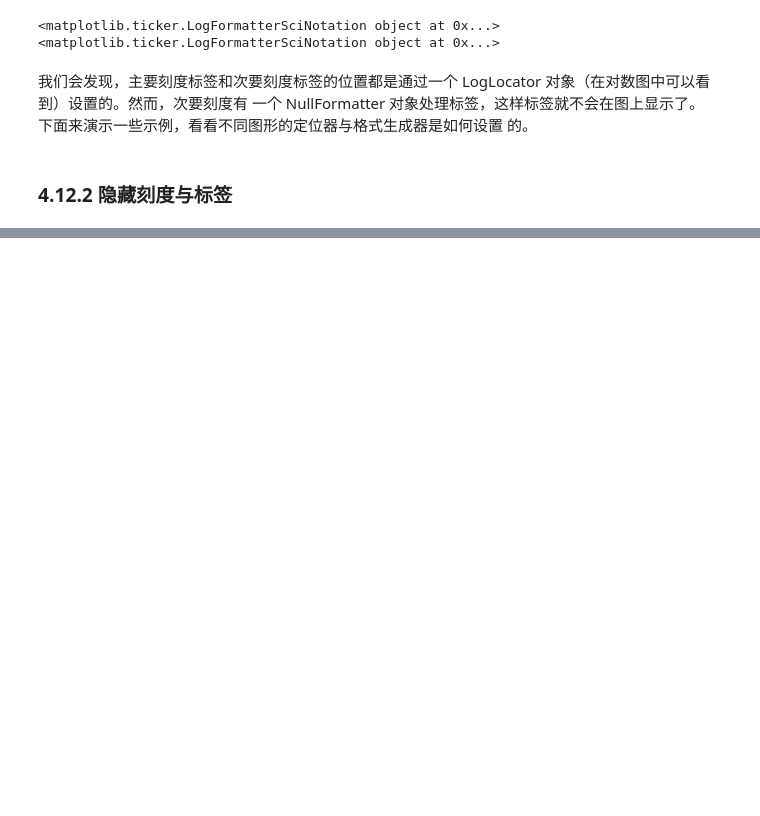
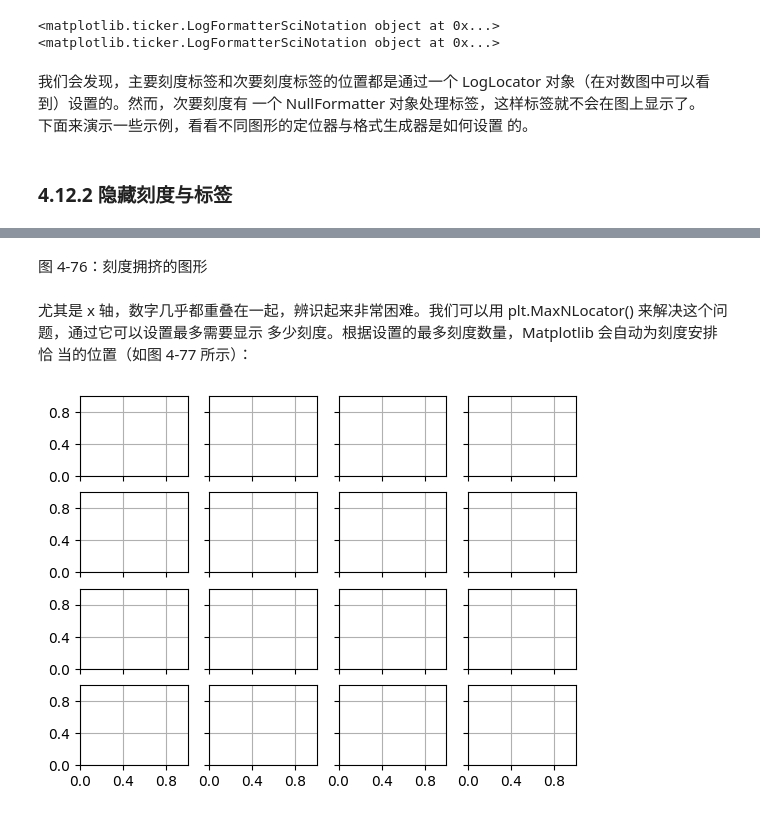
Before and after one commit to HaichengHao/machinelearnning, a Jupyter notebook: 00超基础数据科学手册自敲代码/04matplotlib数据可视化/code/05matplotlib第五段.ipynb, the cells around one changed output, grey strips where cells are left out. Saved outputs shown, nothing was run; the diff lists cells and outputs as text; code cells hidden in the pictures; blank space fills up the shorter version.

```diff
--- a/00超基础数据科学手册自敲代码/04matplotlib数据可视化/code/05matplotlib第五段.ipynb
+++ b/00超基础数据科学手册自敲代码/04matplotlib数据可视化/code/05matplotlib第五段.ipynb
@@ -126,0 +180,15 @@ LogLocator 对象（在对数图中可以看到）设置的。然而，次要刻
+# %% [markdown]
+<p class='atcenter'>图 4-76：刻度拥挤的图形</p>
+# %% [markdown]
+尤其是 x 轴，数字几乎都重叠在一起，辨识起来非常困难。我们可以用
+plt.MaxNLocator() 来解决这个问题，通过它可以设置最多需要显示
+多少刻度。根据设置的最多刻度数量，Matplotlib 会自动为刻度安排恰
+当的位置（如图 4-77 所示）：
+# %%
+# 为每个坐标轴设置主要刻度定位器
+for axi in ax.flat:
+    axi.xaxis.set_major_locator(plt.MaxNLocator(3))
+    axi.yaxis.set_major_locator(plt.MaxNLocator(3))
+fig
+# %% [output]
+[figure, added]
```
Also changed, not shown: parts of 30 cells of this notebook, 4 other files.
